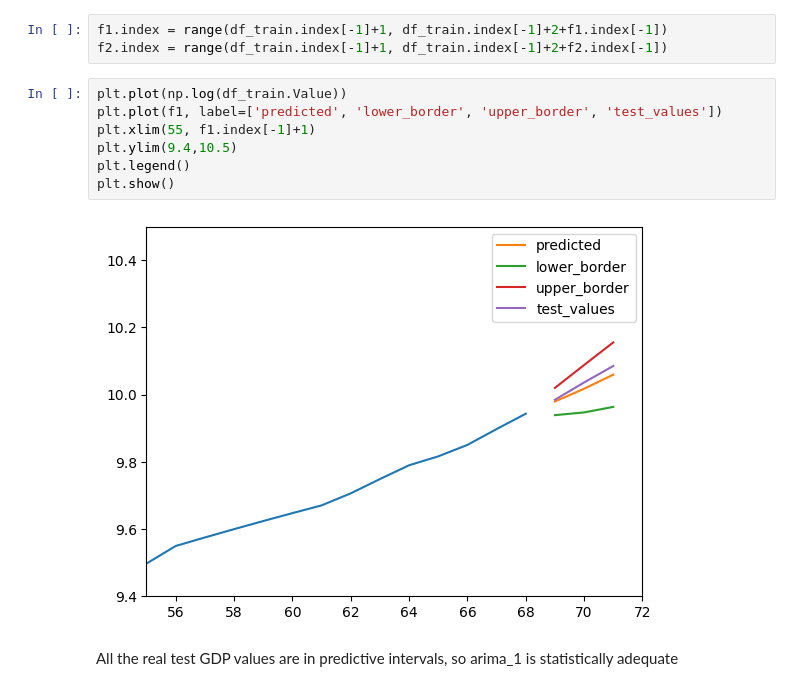
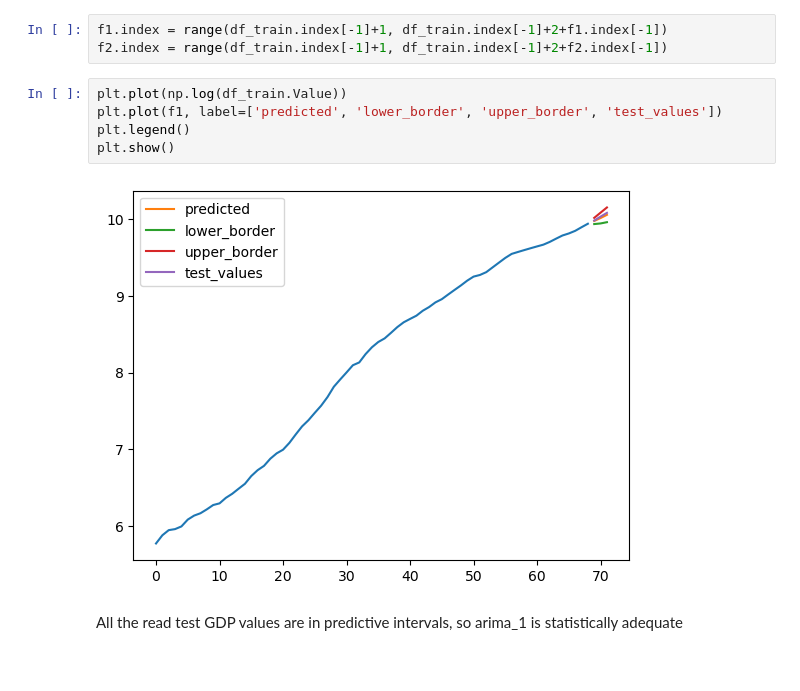
Before and after one commit to MathewShuvarikov/Python_and_R, a Jupyter notebook: Time_series_analysis/US_GDP.ipynb, the cells around one changed output. Saved outputs shown, nothing was run; the diff lists cells and outputs as text.

```diff
--- a/Time_series_analysis/US_GDP.ipynb
+++ b/Time_series_analysis/US_GDP.ipynb
@@ -249,14 +246,12 @@ f2.index = range(df_train.index[-1]+1, df_train.index[-1]+2+f2.index[-1])
 # %%
 plt.plot(np.log(df_train.Value))
 plt.plot(f1, label=['predicted', 'lower_border', 'upper_border', 'test_values'])
-plt.xlim(55, f1.index[-1]+1)
-plt.ylim(9.4,10.5)
 plt.legend()
 plt.show()
 # %% [output]
-[figure, old version]
+[figure, new version]
 # %% [markdown]
-All the real test GDP values are in predictive intervals, so arima_1 is statistically adequate
+All the read test GDP values are in predictive intervals, so arima_1 is statistically adequate
 # %%
 plt.plot(np.log(df_train.Value))
 plt.plot(f2, label=['predicted', 'lower_border', 'upper_border', 'test_values'])
```
Also changed, not shown: parts of 35 cells of this notebook.
